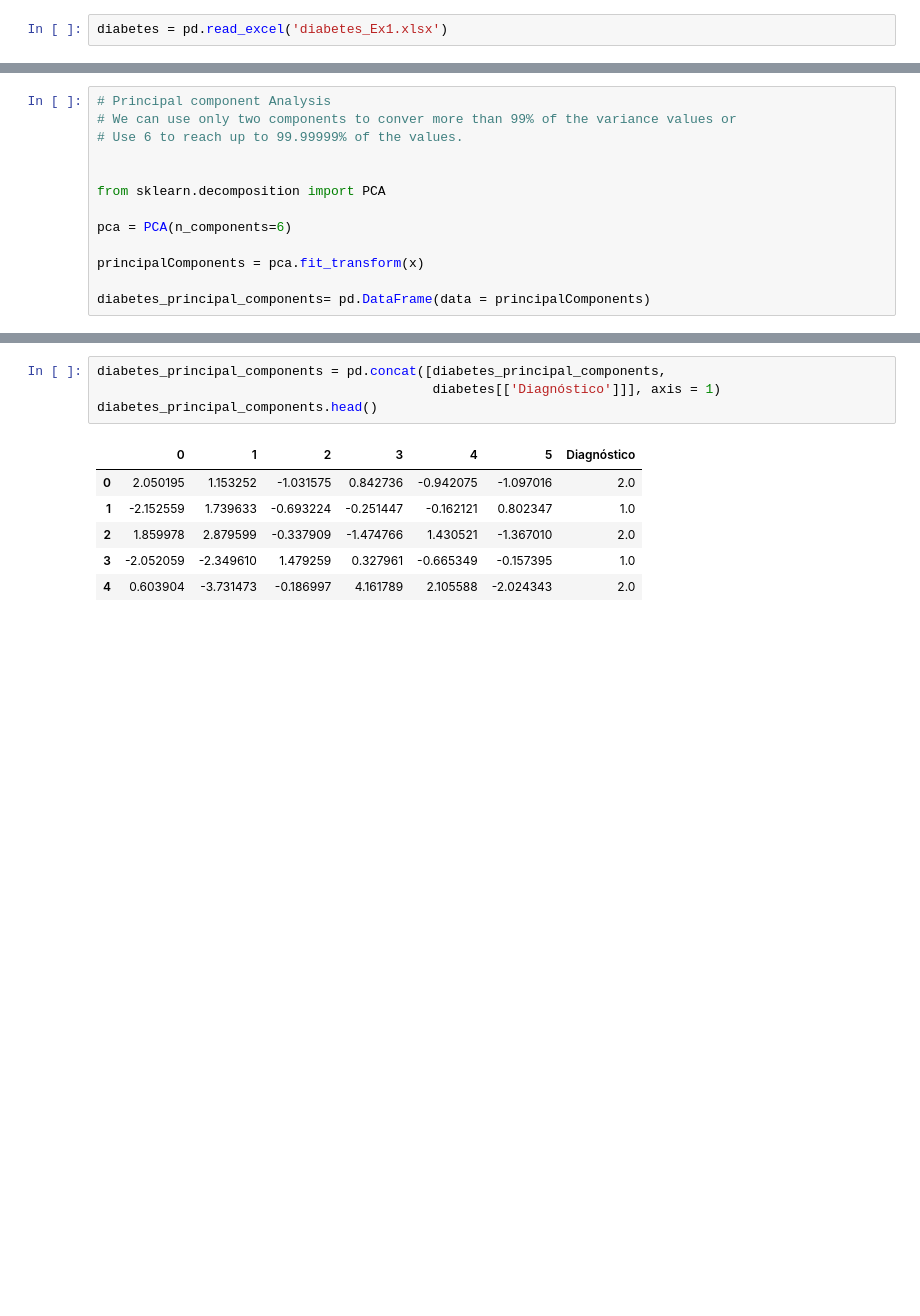
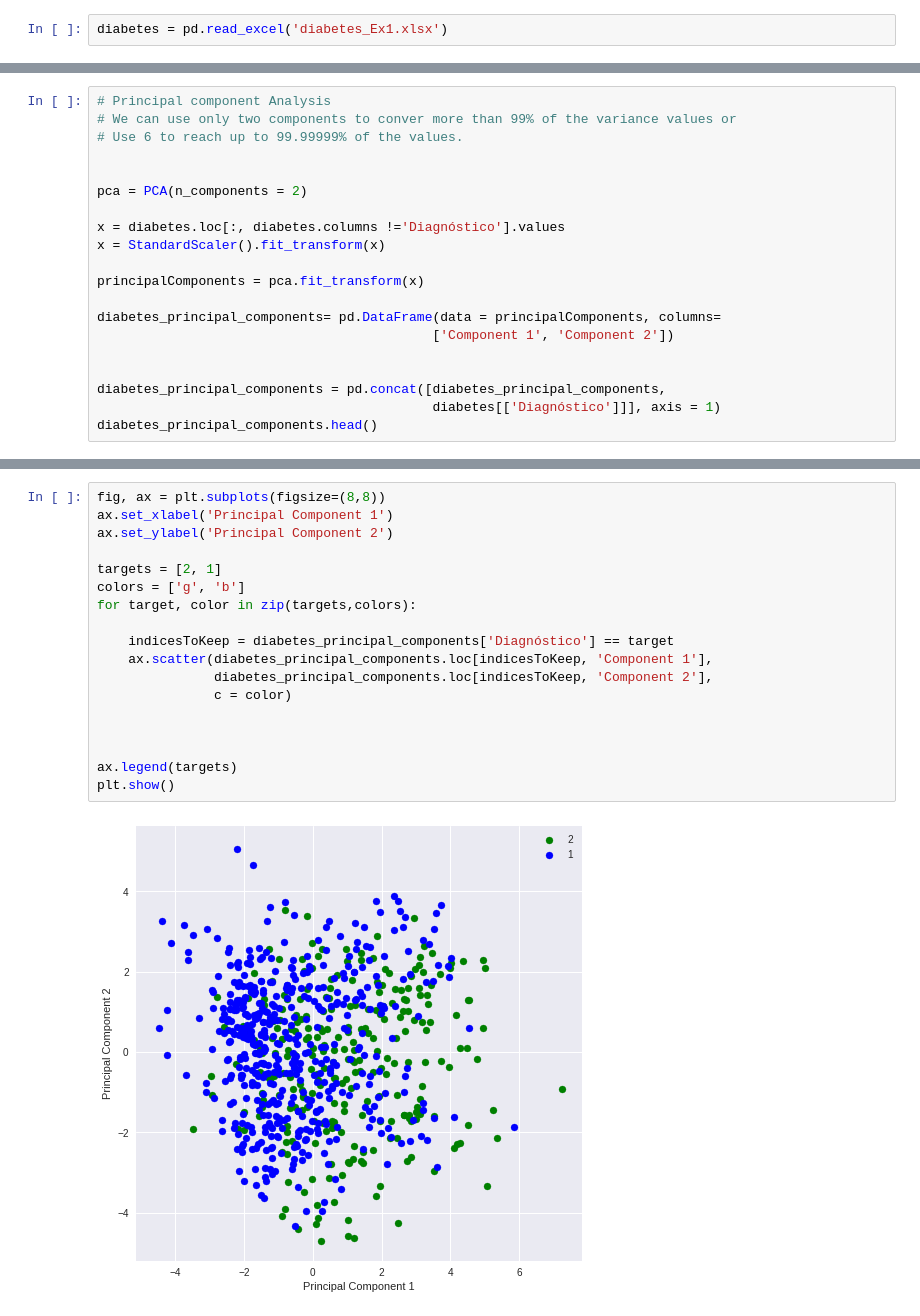
Before and after one commit to carvalheirafc/deep_learning_stuff, a Jupyter notebook: diabetes/statistical_analysis/diabetes_pca_analysis.ipynb, the cells around one changed output, grey strips where cells are left out. Cells and saved outputs as stored; diff of their text form; blank space fills up the shorter version.

```diff
--- a/diabetes/statistical_analysis/diabetes_pca_analysis.ipynb
+++ b/diabetes/statistical_analysis/diabetes_pca_analysis.ipynb
@@ -75,10 +68,17 @@ Y Matrix >> (768, 1)
 # Use 6 to reach up to 99.99999% of the values.
 
 
-from sklearn.decomposition import PCA
+pca = PCA(n_components = 2)
 
-pca = PCA(n_components=6)
+x = diabetes.loc[:, diabetes.columns !='Diagnóstico'].values
+x = StandardScaler().fit_transform(x)
 
 principalComponents = pca.fit_transform(x)
 
-diabetes_principal_components= pd.DataFrame(data = principalComponents)
+diabetes_principal_components= pd.DataFrame(data = principalComponents, columns=
+                                           ['Component 1', 'Component 2'])
+
+
+diabetes_principal_components = pd.concat([diabetes_principal_components,
+                                           diabetes[['Diagnóstico']]], axis = 1)
+diabetes_principal_components.head()
@@ -85,11 +92,20 @@ diabetes_principal_components= pd.DataFrame(data = principalComponents)
-# %%
-diabetes_principal_components = pd.concat([diabetes_principal_components,
-                                           diabetes[['Diagnóstico']]], axis = 1)
-diabetes_principal_components.head()
-# %% [output]
-|  | 0 | 1 | 2 | 3 | 4 | 5 | Diagnóstico |
-| 0 | 2.050195 | 1.153252 | -1.031575 | 0.842736 | -0.942075 | -1.097016 | 2.0 |
-| 1 | -2.152559 | 1.739633 | -0.693224 | -0.251447 | -0.162121 | 0.802347 | 1.0 |
-| 2 | 1.859978 | 2.879599 | -0.337909 | -1.474766 | 1.430521 | -1.367010 | 2.0 |
-| 3 | -2.052059 | -2.349610 | 1.479259 | 0.327961 | -0.665349 | -0.157395 | 1.0 |
-| 4 | 0.603904 | -3.731473 | -0.186997 | 4.161789 | 2.105588 | -2.024343 | 2.0 |
+# %%
+fig, ax = plt.subplots(figsize=(8,8))
+ax.set_xlabel('Principal Component 1')
+ax.set_ylabel('Principal Component 2')
+
+targets = [2, 1]
+colors = ['g', 'b']
+for target, color in zip(targets,colors):
+
+    indicesToKeep = diabetes_principal_components['Diagnóstico'] == target
+    ax.scatter(diabetes_principal_components.loc[indicesToKeep, 'Component 1'],
+               diabetes_principal_components.loc[indicesToKeep, 'Component 2'],
+               c = color)
+
+
+
+ax.legend(targets)
+plt.show()
+# %% [output]
+[figure, added]
```
Also changed, not shown: parts of 5 cells of this notebook.
